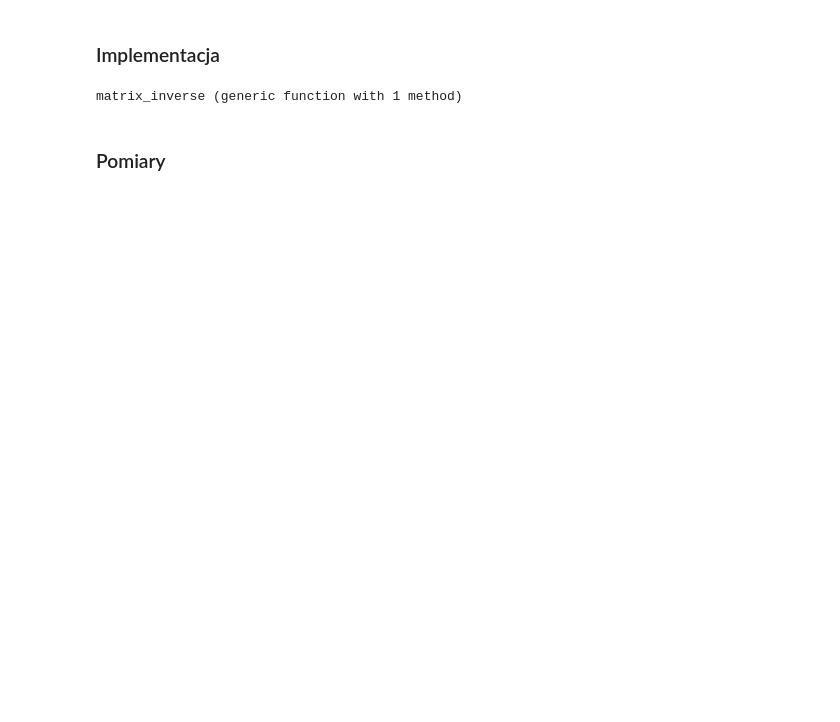
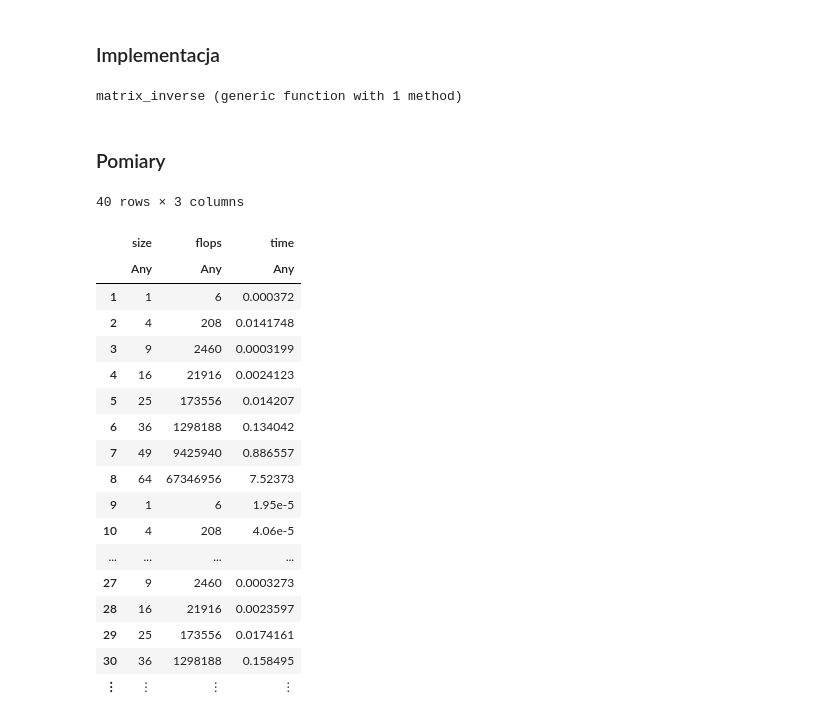
Before and after one commit to szymont18/matrix-algorithm, a Jupyter notebook: Lab2/Laboratorium 2.ipynb, the cells around one changed output. Cells and saved outputs as stored; diff of their text form; code cells hidden in the pictures; blank space fills up the shorter version.

```diff
--- a/Lab2/Laboratorium 2.ipynb
+++ b/Lab2/Laboratorium 2.ipynb
@@ -162,14 +153,39 @@ min_value = 0.00000001
 max_value = 1
 inversion_times = DataFrame(size = [], flops= [], time = [])
 
-for i in 1: 10
+for i in 1: 5
     for size in 1: 8
         A = min_value .+ (max_value - min_value) * rand(2 ^ size, 2 ^ size)
-        m_time = @btime matrix_inverse($A)
+        m_time = @elapsed matrix_inverse(A)
         m_flops = @count_ops matrix_inverse($A)
         push!(inversion_times, [size * size, m_flops, m_time])
     end
 end
+# %%
+for i in 1:nrow(inversion_times)
+    inversion_times[i, :flops] = inversion_times[i, :flops].add64 + inversion_times[i, :flops].sub64 + inversion_times[i, :flops].div64 + inversion_times[i, :flops].neg64 + inversion_times[i, :flops].mul64
+end
+display(inversion_times)
+# %% [output]
+40 rows × 3 columns
+|  | size | flops | time |
+|  | Any | Any | Any |
+| 1 | 1 | 6 | 0.000372 |
+| 2 | 4 | 208 | 0.0141748 |
+| 3 | 9 | 2460 | 0.0003199 |
+| 4 | 16 | 21916 | 0.0024123 |
+| 5 | 25 | 173556 | 0.014207 |
+| 6 | 36 | 1298188 | 0.134042 |
+| 7 | 49 | 9425940 | 0.886557 |
+| 8 | 64 | 67346956 | 7.52373 |
+| 9 | 1 | 6 | 1.95e-5 |
+| 10 | 4 | 208 | 4.06e-5 |
+| ... | ... | ... | ... |
+| 27 | 9 | 2460 | 0.0003273 |
+| 28 | 16 | 21916 | 0.0023597 |
+| 29 | 25 | 173556 | 0.0174161 |
+| 30 | 36 | 1298188 | 0.158495 |
+| ⋮ | ⋮ | ⋮ | ⋮ |
 # %%
 inversion_time_group = groupby(inversion_times, [:size])
 inversion_time_statistics = combine(inversion_time_group, "time" => mean, "flops" => mean, "time" => std, "flops" => std)
```
Also changed, not shown: parts of 12 cells of this notebook.
